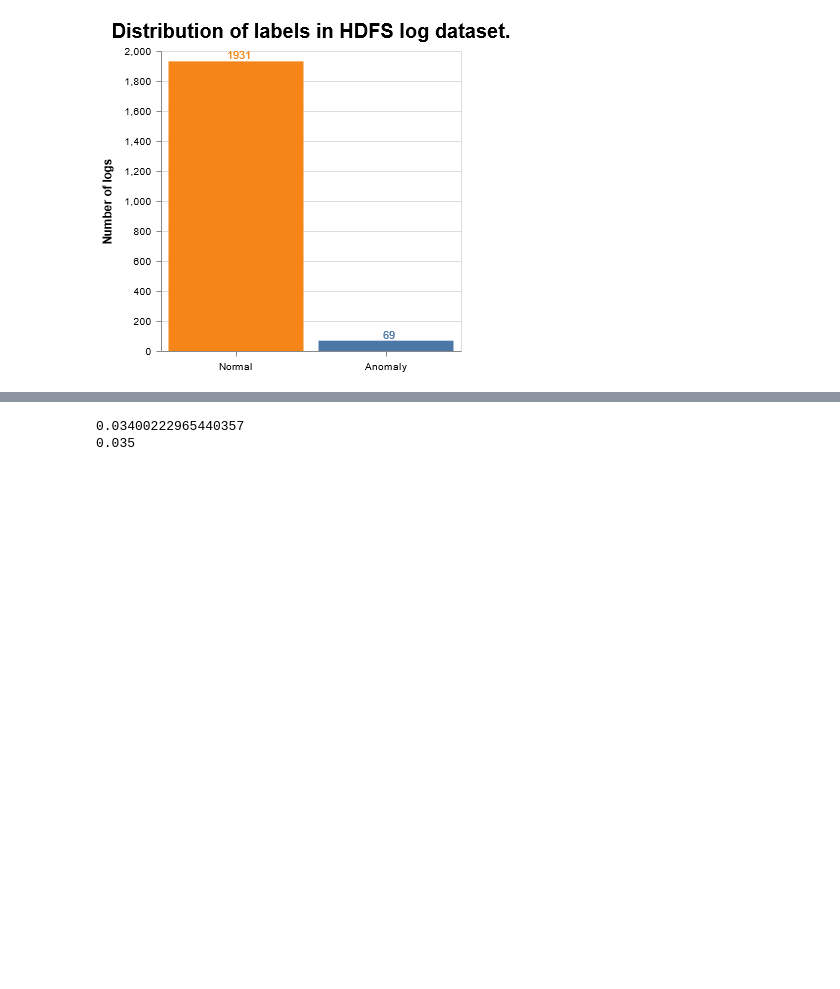
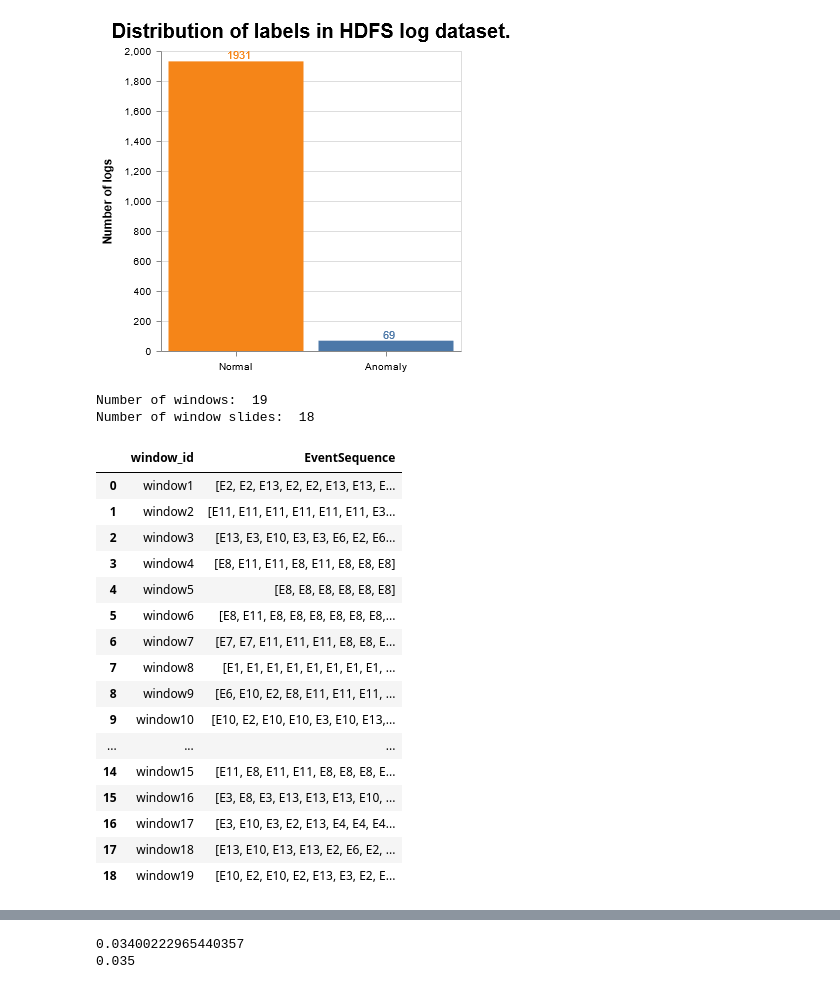
Before and after one commit to jadoonengr/Anomaly_Detection, a Jupyter notebook: Conrad_Work.ipynb, the cells around one changed output, grey strips where cells are left out. Saved outputs shown, nothing was run; the diff lists cells and outputs as text; code cells hidden in the pictures; blank space fills up the shorter version.

Commit message:
added _sliding_window() and example file

```diff
--- a/Conrad_Work.ipynb
+++ b/Conrad_Work.ipynb
@@ -353,3 +456,26 @@ def _split_data(x_data, y_data=None, train_ratio=0, split_type='uniform'):
         y_train = y_train[indexes]
 
     return (x_train, y_train), (x_test, y_test)
+# %%
+x,y,df = _sliding_window(data_file="./Parsing/cleanlogs/HDFS_structured_clean.csv",windowsize = 2,windowslide=2, log_type = "HDFS")
+df
+# %% [output]
+Number of windows:  19
+Number of window slides:  18
+|  | window_id | EventSequence |
+| 0 | window1 | [E2, E2, E13, E2, E2, E13, E13, E... |
+| 1 | window2 | [E11, E11, E11, E11, E11, E11, E3... |
+| 2 | window3 | [E13, E3, E10, E3, E3, E6, E2, E6... |
+| 3 | window4 | [E8, E11, E11, E8, E11, E8, E8, E8] |
+| 4 | window5 | [E8, E8, E8, E8, E8, E8] |
+| 5 | window6 | [E8, E11, E8, E8, E8, E8, E8, E8,... |
+| 6 | window7 | [E7, E7, E11, E11, E11, E8, E8, E... |
+| 7 | window8 | [E1, E1, E1, E1, E1, E1, E1, E1, ... |
+| 8 | window9 | [E6, E10, E2, E8, E11, E11, E11, ... |
+| 9 | window10 | [E10, E2, E10, E10, E3, E10, E13,... |
+| ... | ... | ... |
+| 14 | window15 | [E11, E8, E11, E11, E8, E8, E8, E... |
+| 15 | window16 | [E3, E8, E3, E13, E13, E13, E10, ... |
+| 16 | window17 | [E3, E10, E3, E2, E13, E4, E4, E4... |
+| 17 | window18 | [E13, E10, E13, E13, E2, E6, E2, ... |
+| 18 | window19 | [E10, E2, E10, E2, E13, E3, E2, E... |
```
Also changed, not shown: parts of 2 cells of this notebook, 2 other files.
